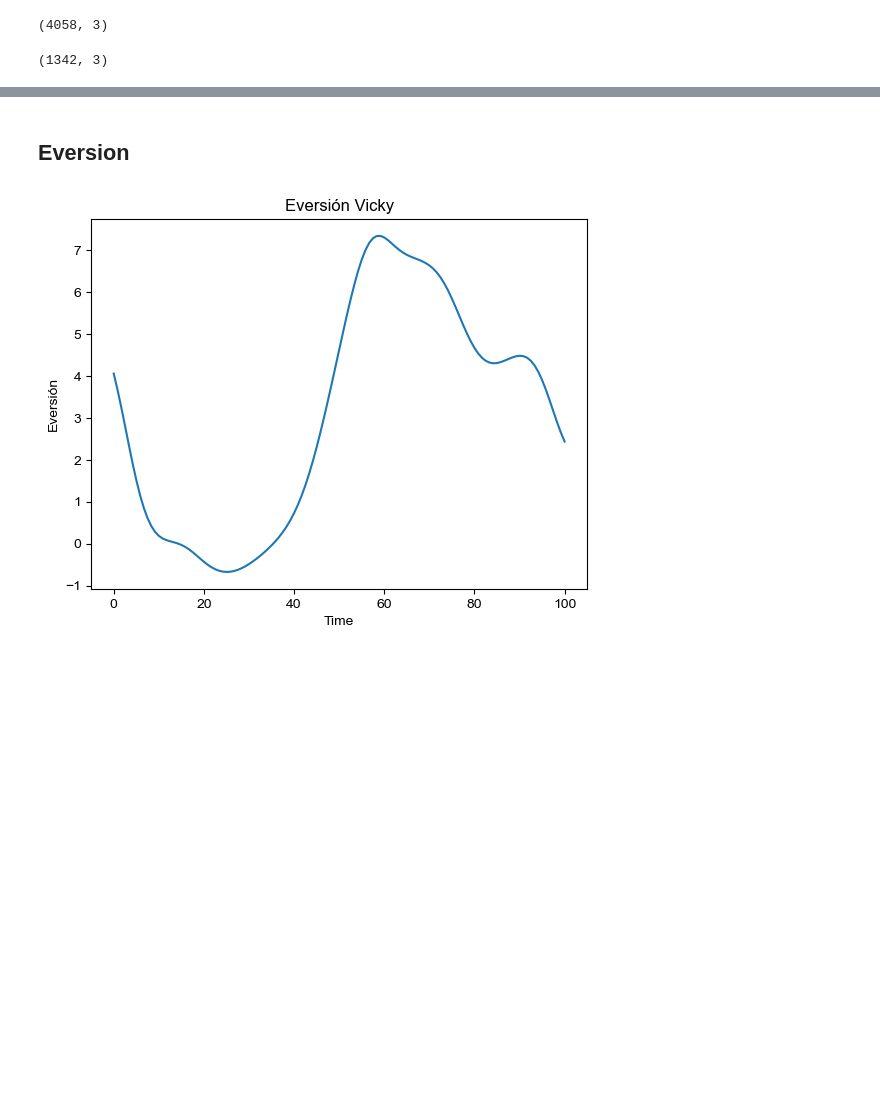
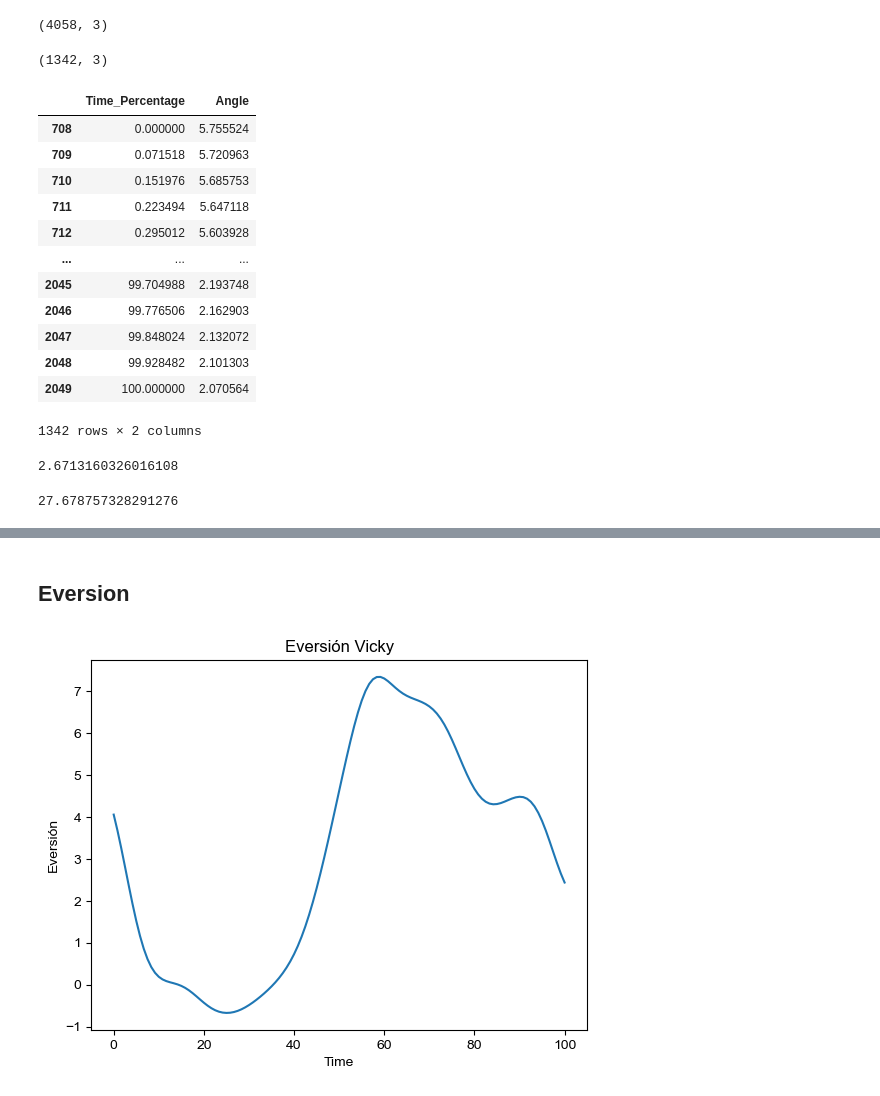
Before and after one commit to gonzalesomar/Protesis_tobillo-control, a Jupyter notebook: graphs.ipynb, the cells around one changed output, grey strips where cells are left out. Cells and saved outputs as stored; diff of their text form; code cells hidden in the pictures; blank space fills up the shorter version.

```diff
--- a/graphs.ipynb
+++ b/graphs.ipynb
@@ -125,0 +178,73 @@ df.shape
+# %%
+df1 = df[['Time_Percentage', 'Angle']]
+df1
+# %% [output]
+|  | Time_Percentage | Angle |
+| 708 | 0.000000 | 5.755524 |
+| 709 | 0.071518 | 5.720963 |
+| 710 | 0.151976 | 5.685753 |
+| 711 | 0.223494 | 5.647118 |
+| 712 | 0.295012 | 5.603928 |
+| ... | ... | ... |
+| 2045 | 99.704988 | 2.193748 |
+| 2046 | 99.776506 | 2.162903 |
+| 2047 | 99.848024 | 2.132072 |
+| 2048 | 99.928482 | 2.101303 |
+| 2049 | 100.000000 | 2.070564 |
+1342 rows × 2 columns
+# %%
+from sklearn.metrics import mean_squared_error
+
+df_dorsiflexion_original = pd.read_csv('df_dorsiflexion_original.csv')
+df_dorsiflexion_simulated = pd.read_csv('df_dorsiflexion_simulated.csv')
+
+# Interpolate simulated data to match the original time points
+simulated_values = np.interp(
+    df_dorsiflexion_original["Time"],
+    df_dorsiflexion_simulated["Time_Percentage"],
+    df_dorsiflexion_simulated["Angle"]
+)
+
+# Extract the original values
+original_values = df_dorsiflexion_original["Dorsiflexión"].values
+
+# --- RMSE Calculation ---
+rmse = np.sqrt(mean_squared_error(original_values, simulated_values))
+rmse
+# %% [output]
+2.6713160326016108
+# %%
+# --- DTW Implementation ---
+def dtw_path(ts1, ts2):
+    n, m = len(ts1), len(ts2)
+    dtw_matrix = np.full((n + 1, m + 1), np.inf)
+    dtw_matrix[0, 0] = 0
+    for i in range(1, n + 1):
+        for j in range(1, m + 1):
+            cost = abs(ts1[i - 1] - ts2[j - 1])
+            dtw_matrix[i, j] = cost + min(
+                dtw_matrix[i - 1, j],  # insertion
+                dtw_matrix[i, j - 1],  # deletion
+                dtw_matrix[i - 1, j - 1],  # match
+            )
+    # Backtrack to find the warping path
+    i, j = n, m
+    path = []
+    while i > 0 and j > 0:
+        path.append((i - 1, j - 1))
+        step = np.argmin([dtw_matrix[i - 1, j], dtw_matrix[i, j - 1], dtw_matrix[i - 1, j - 1]])
+        if step == 0:
+            i -= 1
+        elif step == 1:
+            j -= 1
+        else:
+            i -= 1
+            j -= 1
+    path.reverse()
+    return dtw_matrix[n, m], path
+
+# Compute DTW distance and path
+dtw_dist, path = dtw_path(original_values, simulated_values)
+dtw_dist
+# %% [output]
+27.678757328291276
```
Also changed, not shown: parts of 6 cells of this notebook, 6 other files.
